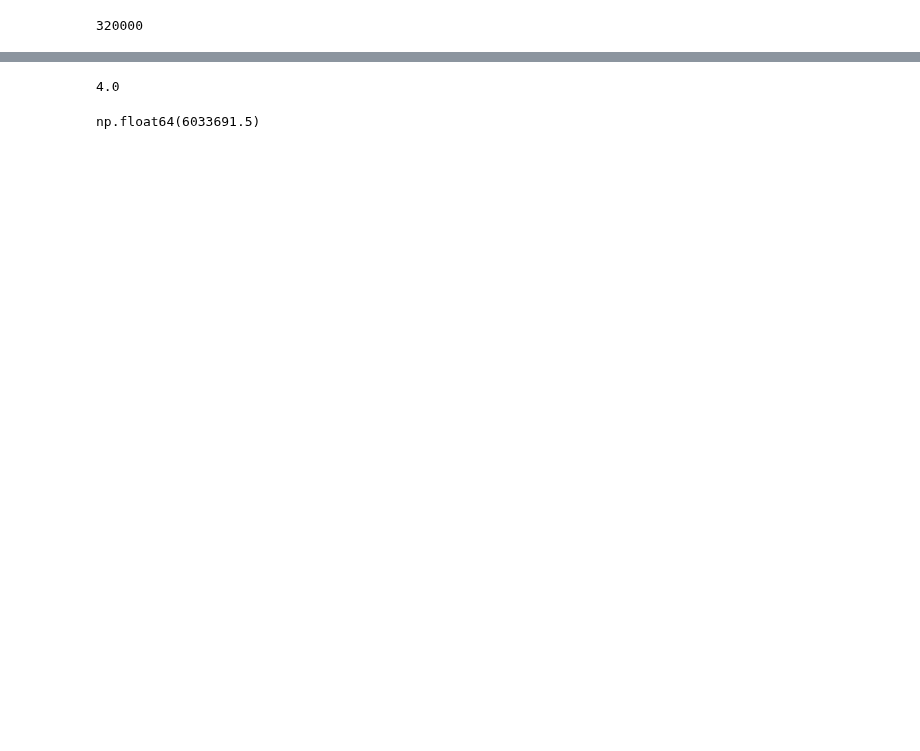
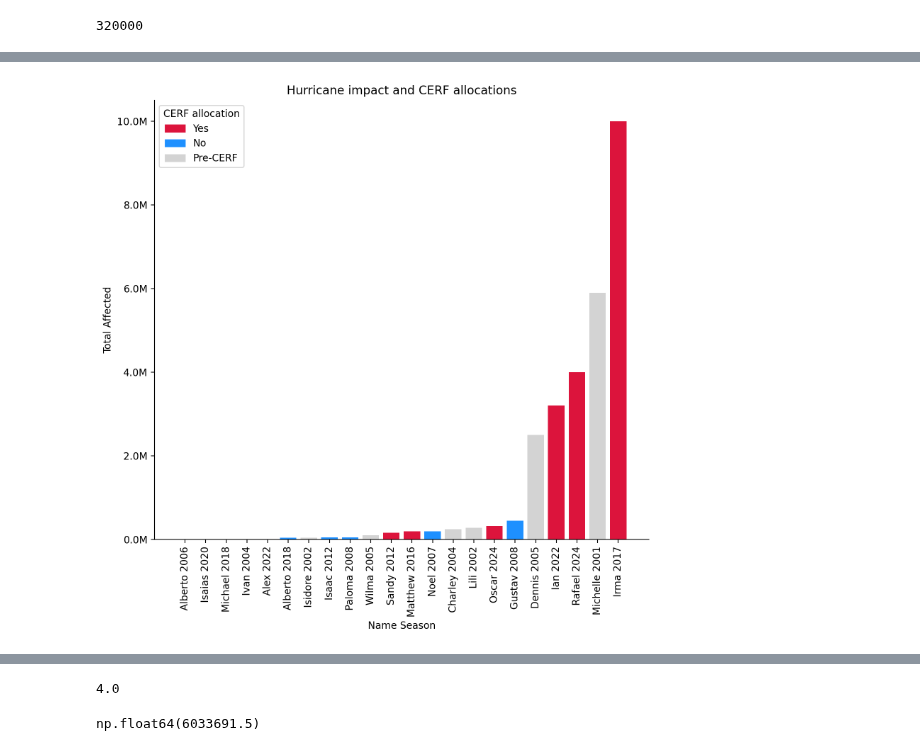
Before and after one commit to OCHA-DAP/ds-aa-cub-hurricanes, a Jupyter notebook: exploration/obsv_optimization.ipynb, the cells around one changed output, grey strips where cells are left out. Cells and saved outputs as stored; diff of their text form; code cells hidden in the pictures; blank space fills up the shorter version.

```diff
--- a/exploration/obsv_optimization.ipynb
+++ b/exploration/obsv_optimization.ipynb
@@ -155,0 +227,4 @@ df_stats[df_stats["target_with_cerf"]]
+# %%
+plot_impact("Total Affected")
+# %% [output]
+[figure, added]
```
Also changed, not shown: parts of 28 cells of this notebook, 4 other files.
